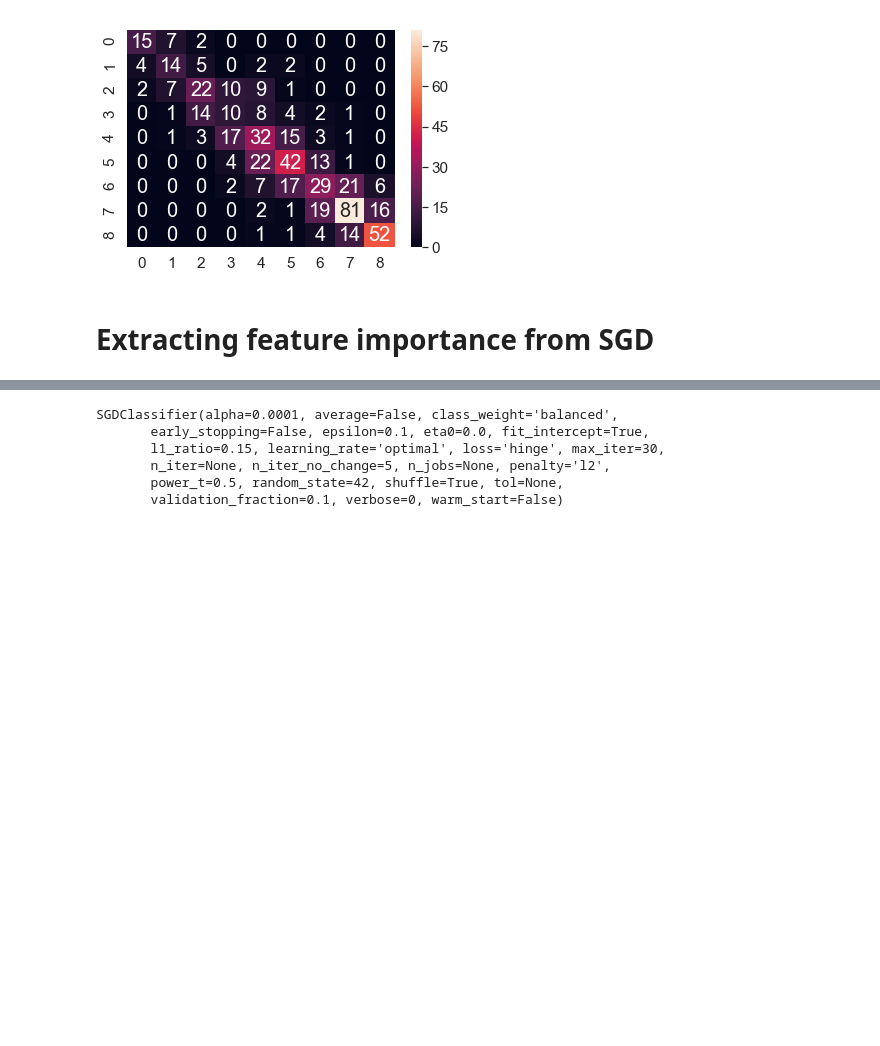
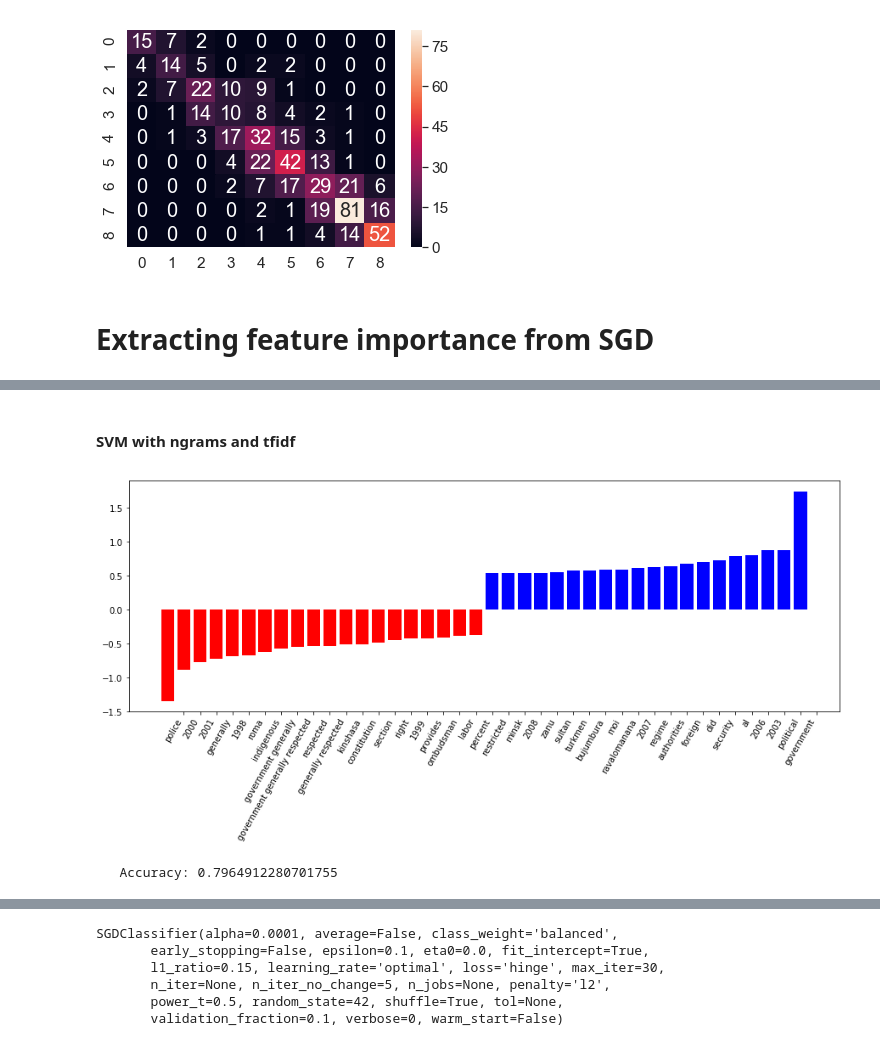
Before and after one commit to slramirez/MS_hackathon, a Jupyter notebook: notebooks/POS approach.ipynb, the cells around one changed output, grey strips where cells are left out. Cells and saved outputs as stored; diff of their text form; code cells hidden in the pictures; blank space fills up the shorter version.

```diff
--- a/notebooks/POS approach.ipynb
+++ b/notebooks/POS approach.ipynb
@@ -704,0 +712,7 @@ Feature Names: ['00' '000' '0000' ... 'zyrianovsk' 'zyrnagjiu' 'zziwa']
+# %% [markdown]
+#### SVM with ngrams and tfidf
+# %%
+fit_model_report_features(svm_ngrams_tfidf)
+# %% [output]
+[figure, added]
+   Accuracy: 0.7964912280701755
```
Also changed, not shown: parts of 52 cells of this notebook, 1 other file.
